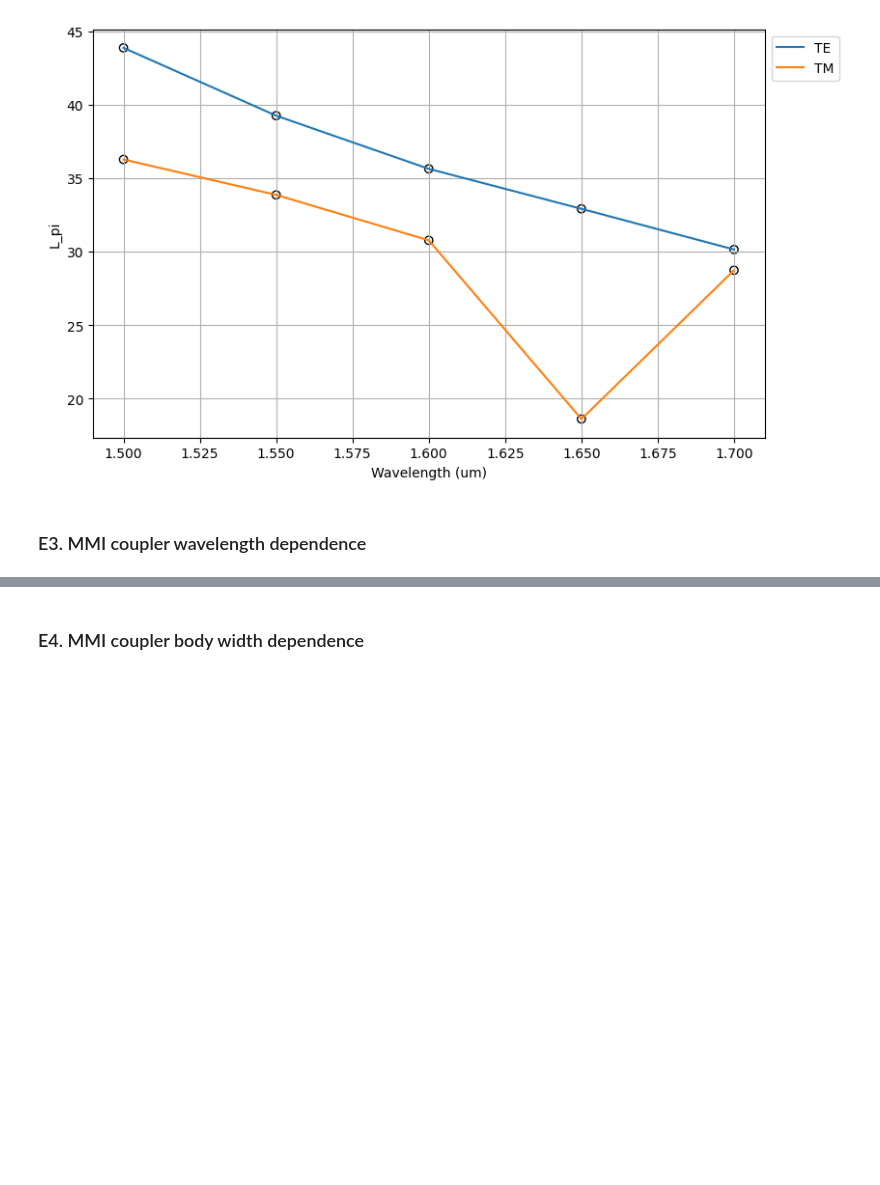
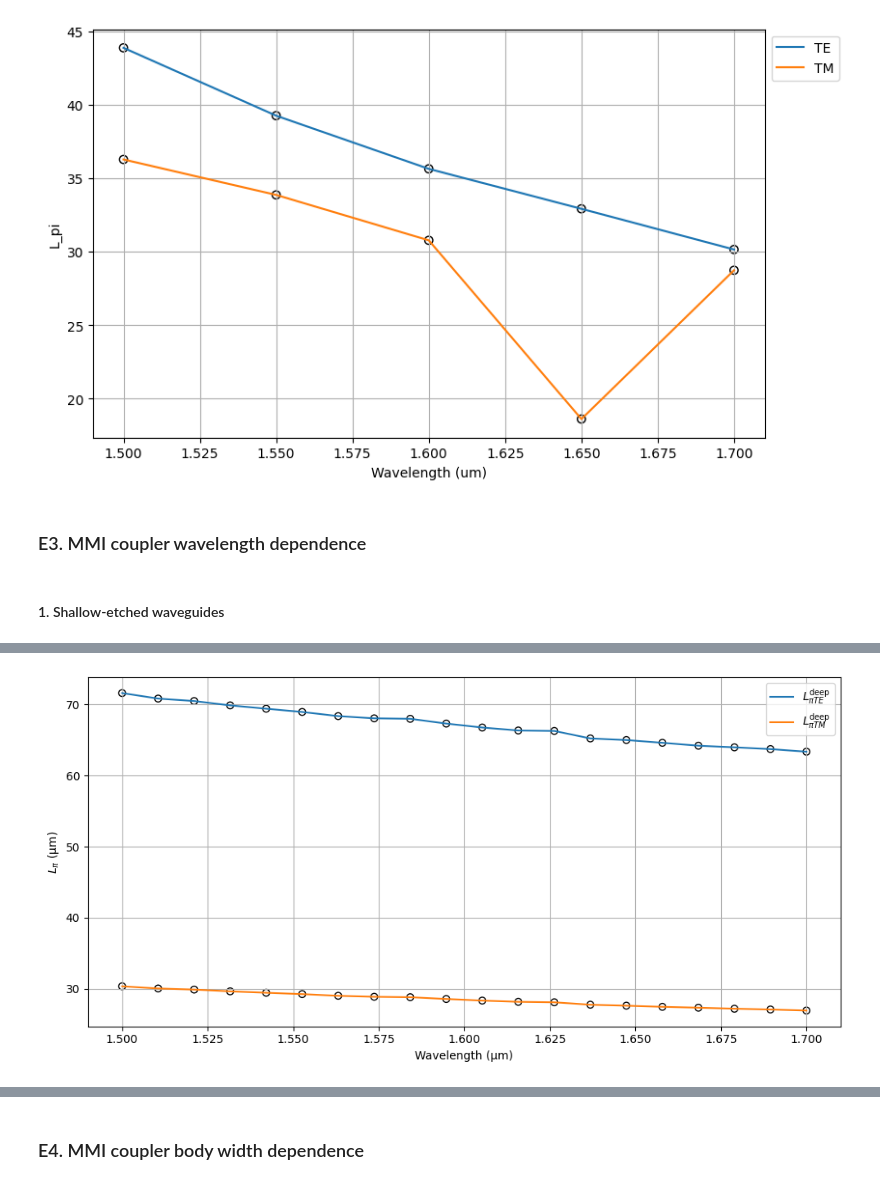
Before and after one commit to lorenagomezdiego/cifoin-lab2, a Jupyter notebook: COUPLERS_Student.ipynb, the cells around one changed output, grey strips where cells are left out. Cells and saved outputs as stored; diff of their text form; code cells hidden in the pictures; blank space fills up the shorter version.

```diff
--- a/COUPLERS_Student.ipynb
+++ b/COUPLERS_Student.ipynb
@@ -1132,3 +1132,48 @@ plt.tight_layout(rect=[0, 0, 0.85, 1])
 [figure]
 # %% [markdown]
 ### E3. MMI coupler wavelength dependence
+# %% [markdown]
+#### 1. Shallow-etched waveguides
+# %%
+mmi_body_w = 6.6
+lambda_c = np.linspace(1500, 1700, 20)*nm
+Lpi_TE = []
+Lpi_TM = []
+
+for wv in lambda_c:
+    wg = gt.modes.Waveguide(
+        core_width=mmi_body_w,
+        core_thickness=300 * nm,
+        slab_thickness=0 * nm,
+        core_material='sin',
+        clad_material='sio2',
+        wavelength=wv,      # single wavelength per solve
+        num_modes=15,
+        max_grid_scaling=1.5,
+        grid_resolution=20,
+        cache_path='.cache/',
+        precision='double',
+    )
+
+    neff = np.asarray(wg.n_eff).real
+    d_n_eff_TE = neff[0] - neff[1]
+    d_n_eff_TM = neff[2] - neff[3]
+
+    Lpi_TE.append(wv / (2 * np.abs(d_n_eff_TE)))
+    Lpi_TM.append(wv / (2 * np.abs(d_n_eff_TM)))
+
+Lpi_TE = np.array(Lpi_TE)
+Lpi_TM = np.array(Lpi_TM)
+
+plt.figure(figsize=(10, 5))
+plt.scatter(lambda_c, Lpi_TE, edgecolors='k', facecolors='none', label='__nolegend__')
+plt.plot(lambda_c, Lpi_TE,  label=r"$L_{\pi TE}^{\mathrm{deep}}$")
+plt.scatter(lambda_c, Lpi_TM, edgecolors='k', facecolors='none', label='__nolegend__')
+plt.plot(lambda_c, Lpi_TM,  label=r"$L_{\pi TM}^{\mathrm{deep}}$")
+plt.xlabel("Wavelength (µm)")
+plt.ylabel("$L_\\pi$ (µm)")
+plt.grid(True)
+plt.legend()
+plt.tight_layout()
+plt.show()
+# %% [output]
@@ -1134,0 +1200 @@ plt.tight_layout(rect=[0, 0, 0.85, 1])
+[figure, added]
```
Also changed, not shown: parts of 5 cells of this notebook.
